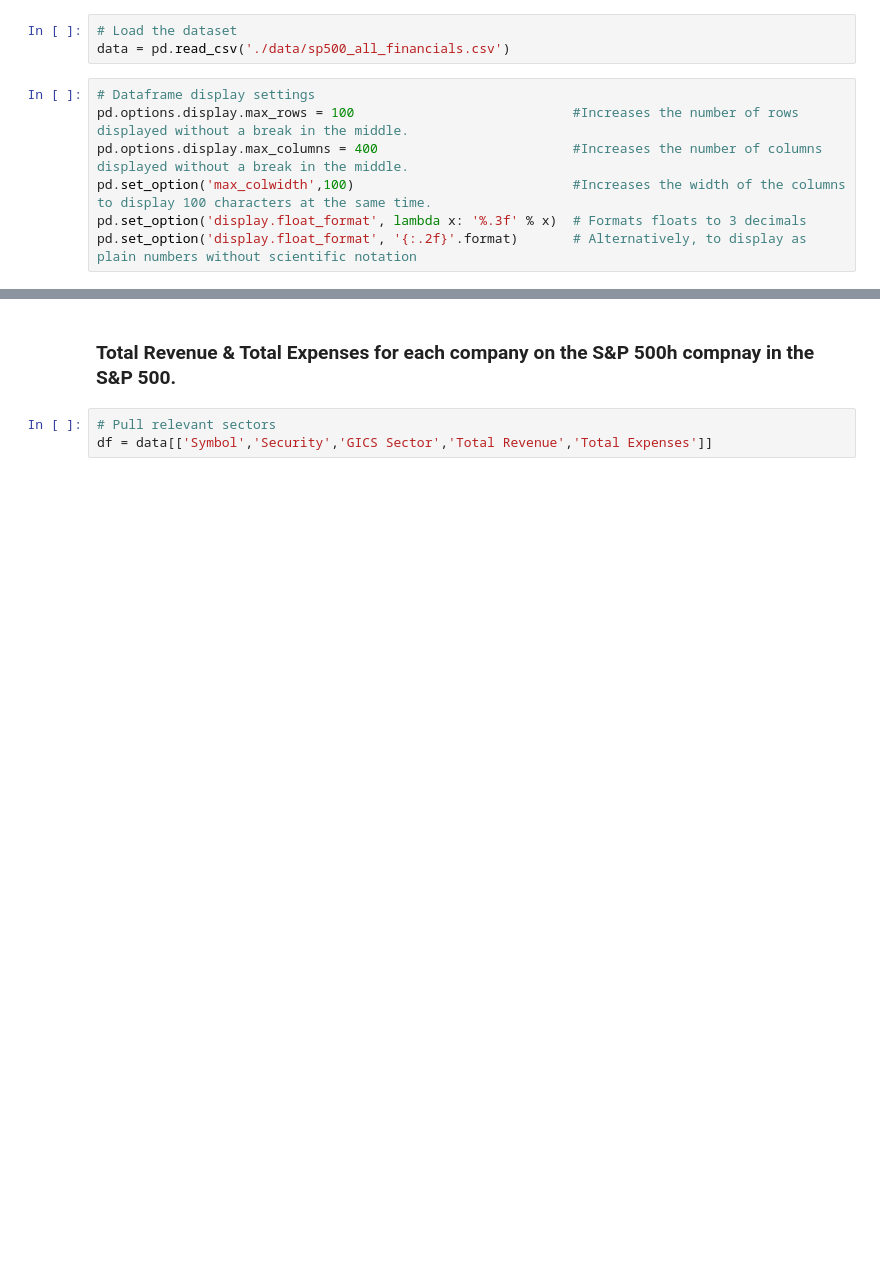
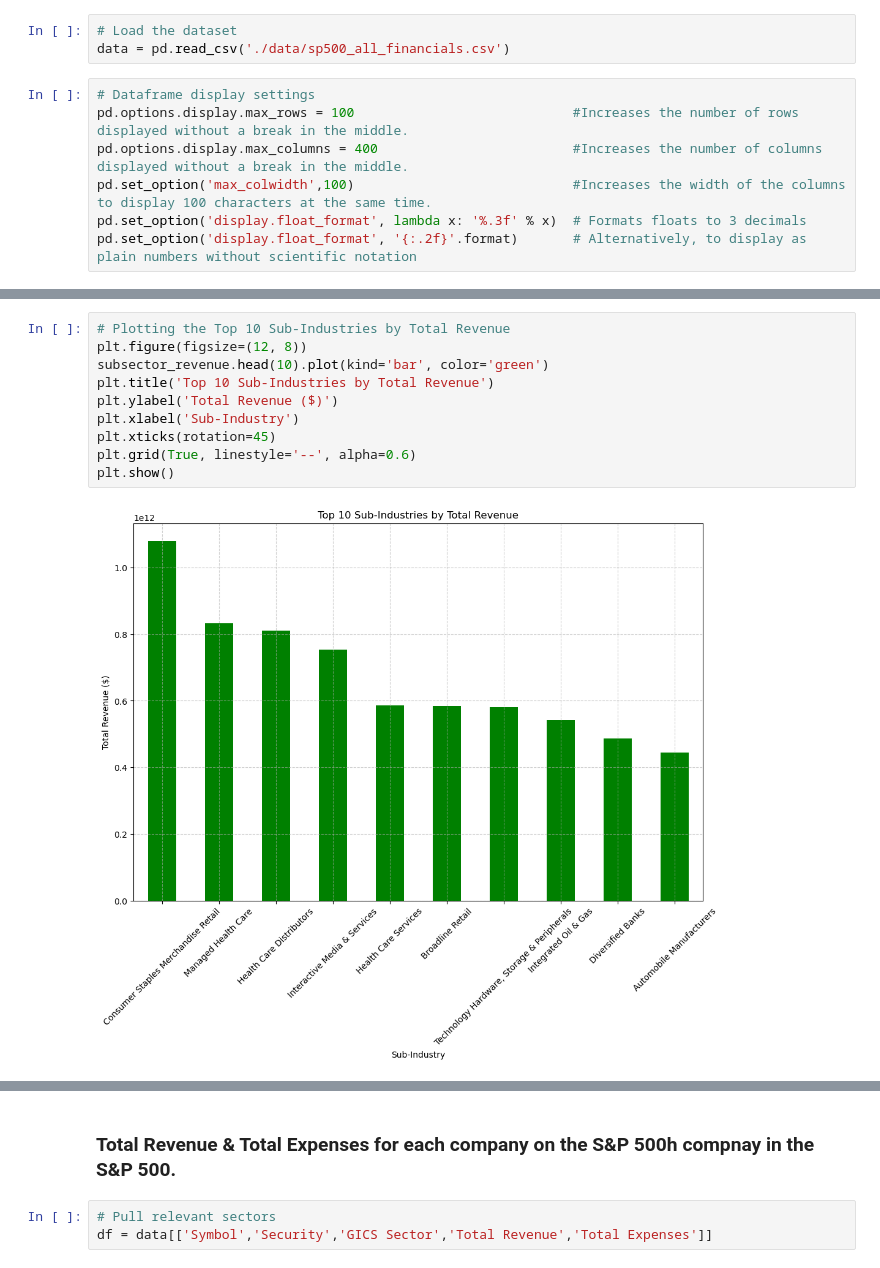
Before and after one commit to AaronNHorvitz/Data-Science-Training, a Jupyter notebook: Examples of Basic Statistical Functions/001 Introduciton to Data Analysis.ipynb, the cells around one changed output, grey strips where cells are left out. Drawn from its saved outputs; the diff is of its cells as text; blank space fills up the shorter version.

```diff
--- a/Examples of Basic Statistical Functions/001 Introduciton to Data Analysis.ipynb
+++ b/Examples of Basic Statistical Functions/001 Introduciton to Data Analysis.ipynb
@@ -24,0 +61,12 @@ display(data.head())
+# %%
+# Plotting the Top 10 Sub-Industries by Total Revenue
+plt.figure(figsize=(12, 8))
+subsector_revenue.head(10).plot(kind='bar', color='green')
+plt.title('Top 10 Sub-Industries by Total Revenue')
+plt.ylabel('Total Revenue ($)')
+plt.xlabel('Sub-Industry')
+plt.xticks(rotation=45)
+plt.grid(True, linestyle='--', alpha=0.6)
+plt.show()
+# %% [output]
+[figure, added]
```
Also changed, not shown: parts of 9 cells of this notebook.
